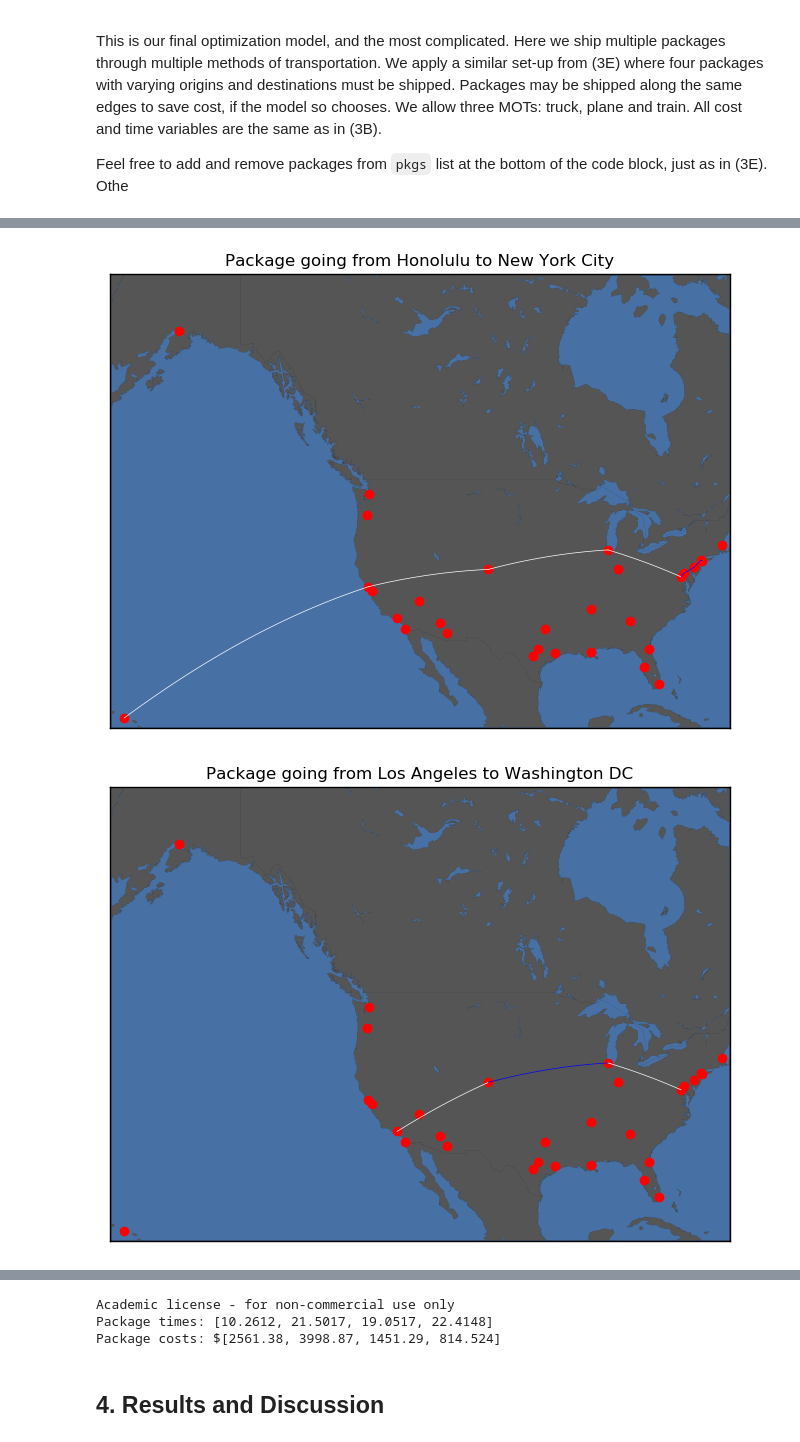
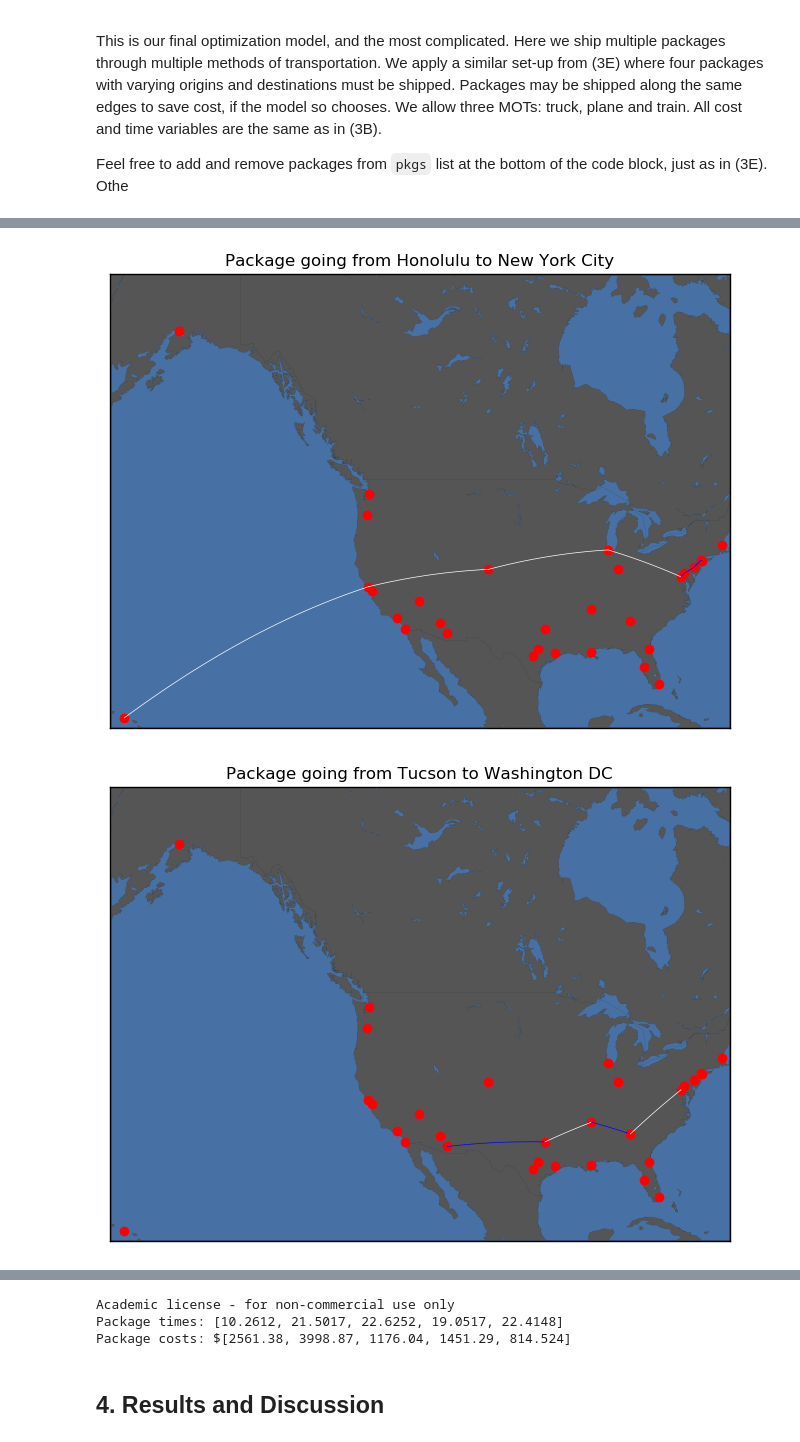
Before and after one commit to evandez/overnight-shipping, a Jupyter notebook: report.ipynb, the cells around one changed output, grey strips where cells are left out. Drawn from its saved outputs; the diff is of its cells as text; code cells hidden in the pictures.

Commit message:
Add yet another plot to 4E, with another full recompilation.

```diff
--- a/report.ipynb
+++ b/report.ipynb
@@ -667,6 +669,12 @@ function plot_mpmm(path, pkgs, city_names, latitudes, longitudes, colors)
     end
 end
 
+"""
+Runs the multiple packages, multiple MOT model given the various pkgs, distances, and other
+parameters.
+
+Returns the path taken by each package, total time taken, and the overall cost.
+"""
 function run_mpmm(mot_distances, pkgs, cities, time_limit, fixed_costs, speed, sorting_time)
     num_cities = length(cities)
     pkgs = convert_pkgs(pkgs, cities)
@@ -725,31 +733,32 @@ function run_mpmm(mot_distances, pkgs, cities, time_limit, fixed_costs, speed, s
 
     # minimize cost of all packages
     @objective(m, Min, sum(pkg_cost))
     status = solve(m)
     return getvalue(mpmm), getvalue(total_time), getvalue(pkg_cost)
 end
 
 pkgs = [
     ["Anchorage", "Chicago"],
     ["Honolulu", "New York City"],
+    ["Tucson", "Washington DC"],
     ["Los Angeles", "Washington DC"],
     ["San Antonio", "New York City"]
 ]
 
 mot_crew_pay = [0.3, 0.5, 0.27] # air, train, truck crew pay per mile
 mpg = [10.5, 413, 110] # air, train, truck ton-miles per gal
 fuel = [2.13, 3.1, 3.1] # air, train, truck $/gal. Pulled from EIA
 fixed_costs = (fuel ./ mpg) + mot_crew_pay # air, train, truck $/mi based on fuel usage only
 speed = [550, 50, 75] # air, train, truck average mph
 
 mpmm, pkg_times, pkg_costs = run_mpmm(mot_distances, pkgs, cities,
     TIME_LIMIT, fixed_costs, speed, SORTING_TIME)
 
 println("Package times: ", pkg_times)
 println("Package costs: \$", pkg_costs)
 
 plot_mpmm(mpmm, pkgs, cities, latitudes, longitudes, MOT_COLORS)
 # %% [output]
 [figure]
 [figure]
-[figure, old version]
+[figure, new version]
@@ -757,6 +767,6 @@ plot_mpmm(mpmm, pkgs, cities, latitudes, longitudes, MOT_COLORS)
 Academic license - for non-commercial use only
-Package times: [10.2612, 21.5017, 19.0517, 22.4148]
-Package costs: $[2561.38, 3998.87, 1451.29, 814.524]
+Package times: [10.2612, 21.5017, 22.6252, 19.0517, 22.4148]
+Package costs: $[2561.38, 3998.87, 1176.04, 1451.29, 814.524]
 # %% [markdown]
 ## 4. Results and Discussion ##
 # %% [markdown]
```
Also changed, not shown: parts of 4 cells of this notebook.
